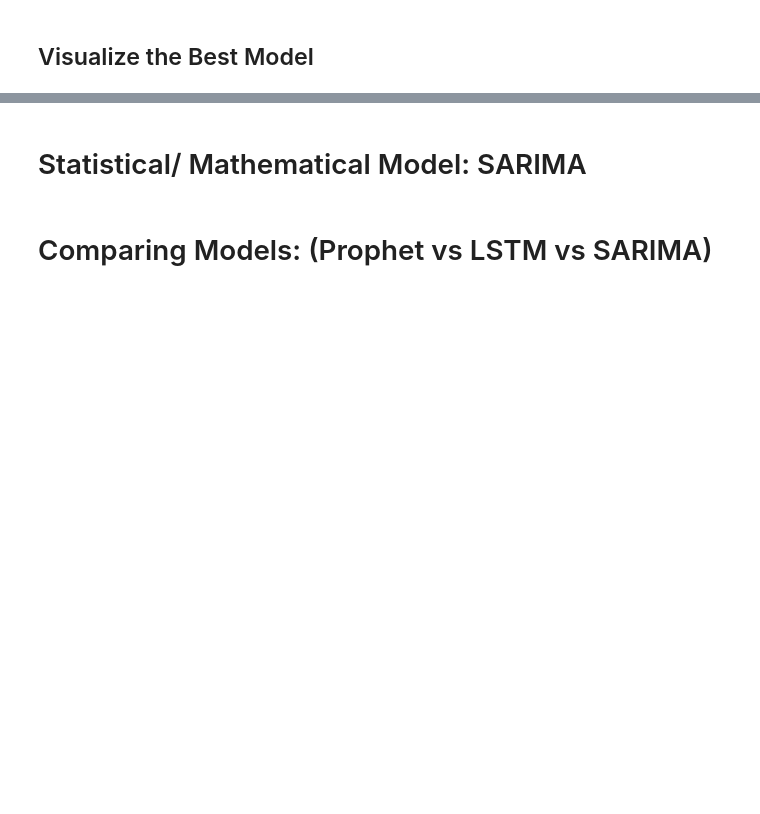
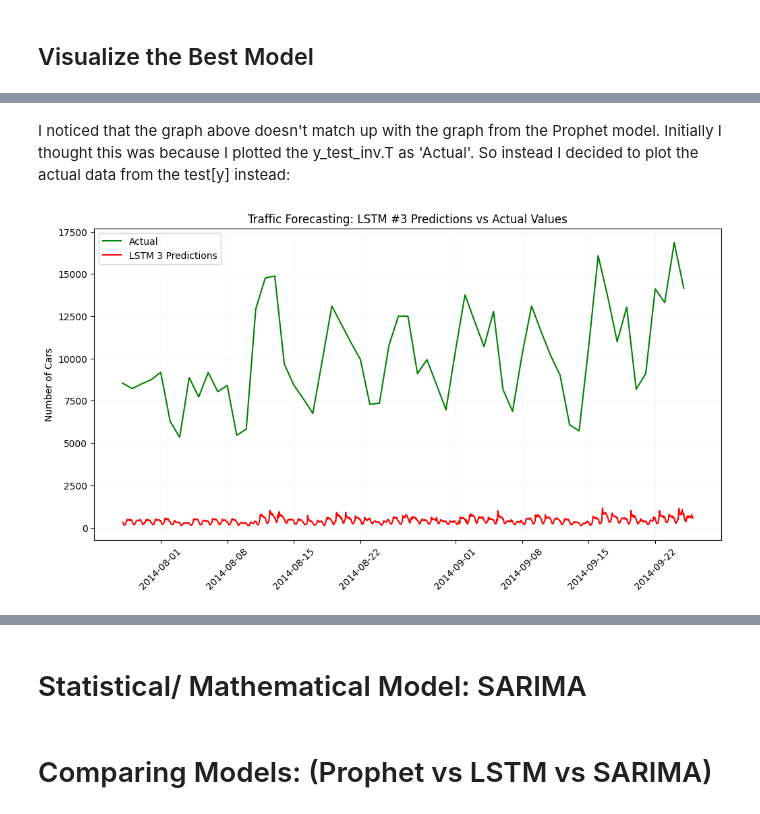
Before and after one commit to rkaushick-neu/traffic-forecasting, a Jupyter notebook: traffic_forecast_1.ipynb, the cells around one changed output, grey strips where cells are left out. Cells and saved outputs as stored; diff of their text form; code cells hidden in the pictures; blank space fills up the shorter version.

```diff
--- a/traffic_forecast_1.ipynb
+++ b/traffic_forecast_1.ipynb
@@ -1088,0 +1443,14 @@ print(f"Best RMSE: {-best_bayes_result['target']}")
+# %% [markdown]
+I noticed that the graph above doesn't match up with the graph from the Prophet model. Initially I thought this was because I plotted the y_test_inv.T as 'Actual'. So instead I decided to plot the actual data from the test[y] instead:
+# %%
+# plotting the graph of the model on testing data
+plt.figure(figsize=(12,6))
+plt.plot(test['ds'], test['y'], label='Actual', color='green')  # Using same test data as Prophet
+plt.plot(df.index[-len(lstm_3_test_predict):], lstm_3_test_predict, label='LSTM 3 Predictions', color='red')
+plt.title('Traffic Forecasting: LSTM #3 Predictions vs Actual Values')
+plt.ylabel('Number of Cars')
+plt.legend()
+plt.xticks(rotation=45)
+plt.grid(True, alpha=0.1)
+# %% [output]
+[figure, added]
```
Also changed, not shown: parts of 52 cells of this notebook.
